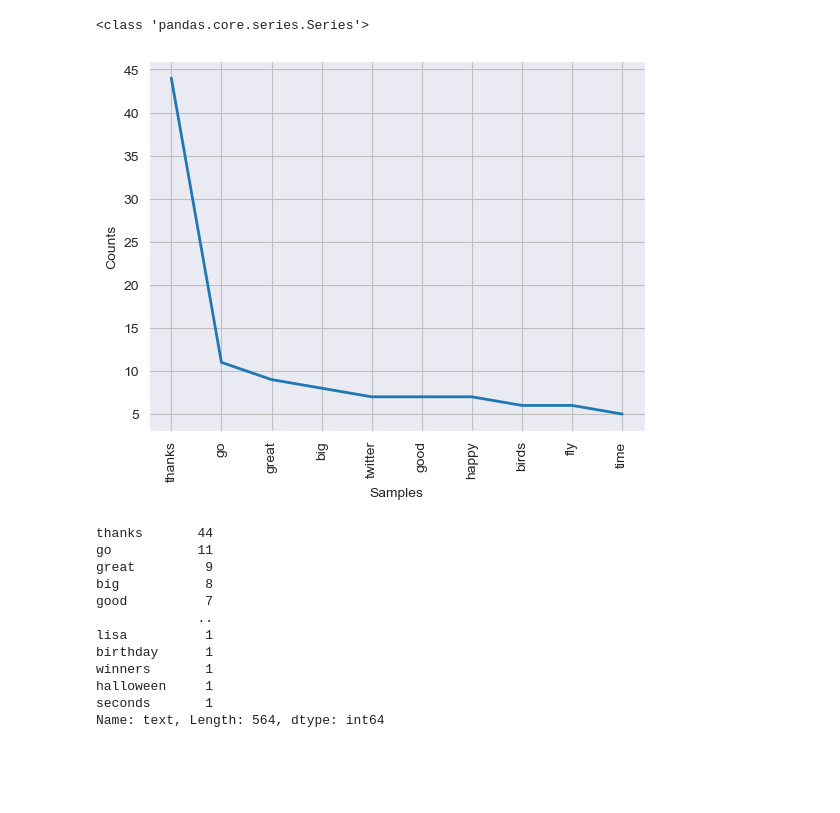
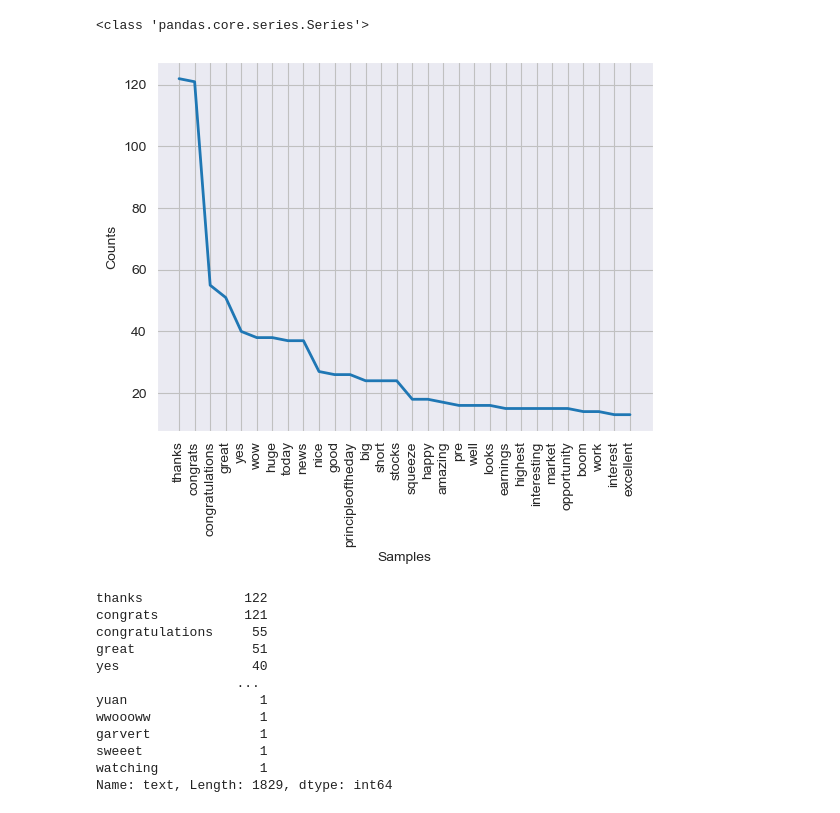
Before and after one commit to KeatonSpiller/Sentiment_Analysis, a Jupyter notebook: Stock_Market/scripts/TwitterBot.ipynb, the cells around one changed output. Drawn from its saved outputs; the diff is of its cells as text; code cells hidden in the pictures; blank space fills up the shorter version.

Commit message:
Long/Short investors analyzing most used words.

```diff
--- a/Stock_Market/scripts/TwitterBot.ipynb
+++ b/Stock_Market/scripts/TwitterBot.ipynb
@@ -68,4 +73,20 @@ def user_download(userID):
-# %%
-user_list = ['jimcramer','KennethLFisher']
-for userID in user_list:
-    user_download(userID)
+# %%
+# No one user can have the same ID, no problem with unvarified user's
+long_term = ['jimcramer','KennethLFisher','AswathDamodaran',\
+            'cstewartcfa','lei_zhang_lz', 'realwillmeade',\
+                'RayDalio', 'GRDecter', 'BobPisani', 'BobPisani',\
+                   'andrewrsorkin',  'EconguyRosie']
+short_term = ['DanZanger', 'prrobbins', 'markminervini', 'bsc_daily',\
+                'MITickWatcher', 'OptionsProVol', 'script_crypto',\
+                'MarketMagnifier', 'TwentyonTwenty_', 'WatcherGuru',\
+                'DipFinding','MacroCharts','techbudsolution','DayTradeWarrior',\
+                'eWhispers', 'HindenburgRes', 'JehoshaphatRsch','ResearchGrizzly',\
+                 'biancoresearch', 'muddywatersre'
+                ]
+def download_user(user_list, group):
+    for userID in user_list:
+        print(userID)
+        user_download(userID, group)
+
+download_user(short_term, 'short_term')
+download_user(long_term, 'long_term')
@@ -105,30 +171,31 @@ size of merged data sets: (6127, 6)
+# %%
+# Adding nonessential twitter words
+stop = nltk.corpus.stopwords.words("english")
+twitter_nonessential_words = ['twitter', 'birds','lists','list']
+stop.extend(twitter_nonessential_words)
 # %%
-stop = nltk.corpus.stopwords.words("english")
-
-# all_words = df['text'].str.lower().str.split(' ').explode()
-all_words = df['text'].str.lower().replace(to_replace='(\d)+', value=np.nan,regex=True)
-
+all_words = df_long_term['text'].str.lower().replace(to_replace='(\d)+', value=np.nan,regex=True)
 for i in stop :
     all_words = all_words.replace(to_replace=r'\b%s\b'%i, value=np.nan,regex=True)
 all_words = all_words.str.lower().str.split(' ').explode().dropna()
 print(type(all_words))
 counts = all_words.value_counts()
 sns.set_style('darkgrid')
-nlp_words=nltk.FreqDist(all_words)
-nlp_words.plot(10)
+nlp_words_long=nltk.FreqDist(all_words)
+nlp_words_long.plot(30)
 print(counts)
 # %% [output]
 <class 'pandas.core.series.Series'>
-[figure, old version]
+[figure, new version]
-thanks       44
-go           11
-great         9
-big           8
-good          7
-             ..
-lisa          1
-birthday      1
-winners       1
-halloween     1
-seconds       1
-Name: text, Length: 564, dtype: int64
+thanks             122
+congrats           121
+congratulations     55
+great               51
+yes                 40
+                  ...
+yuan                 1
+wwoooww              1
+garvert              1
+sweeet               1
+watching             1
+Name: text, Length: 1829, dtype: int64
```
Also changed, not shown: parts of 6 cells of this notebook, 32 other files.
